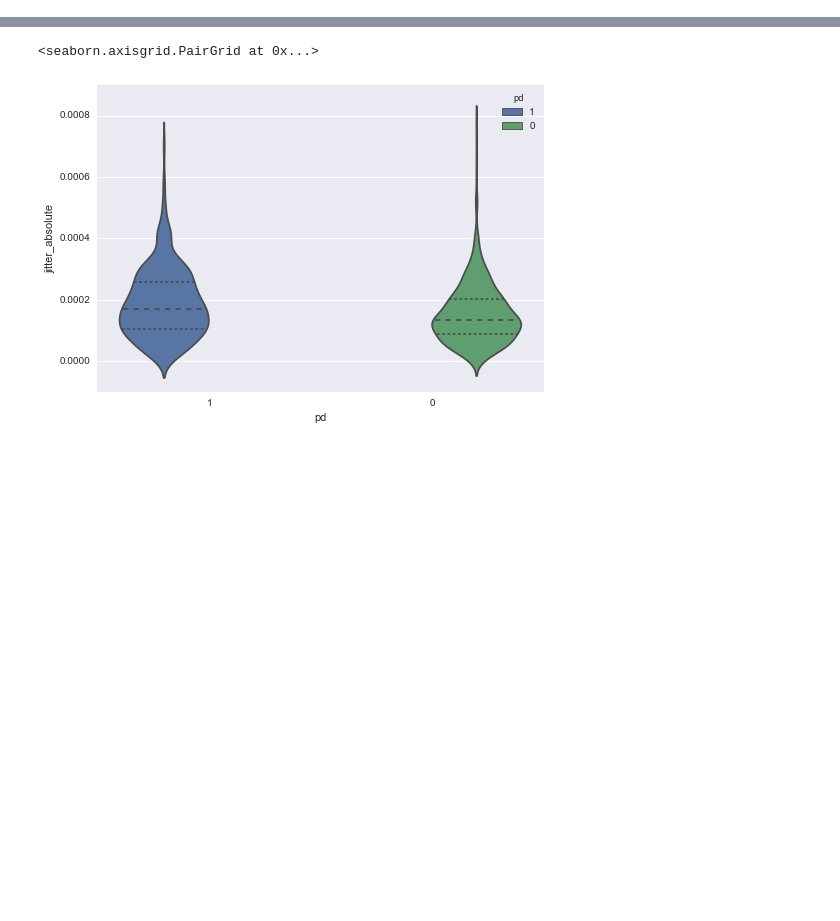
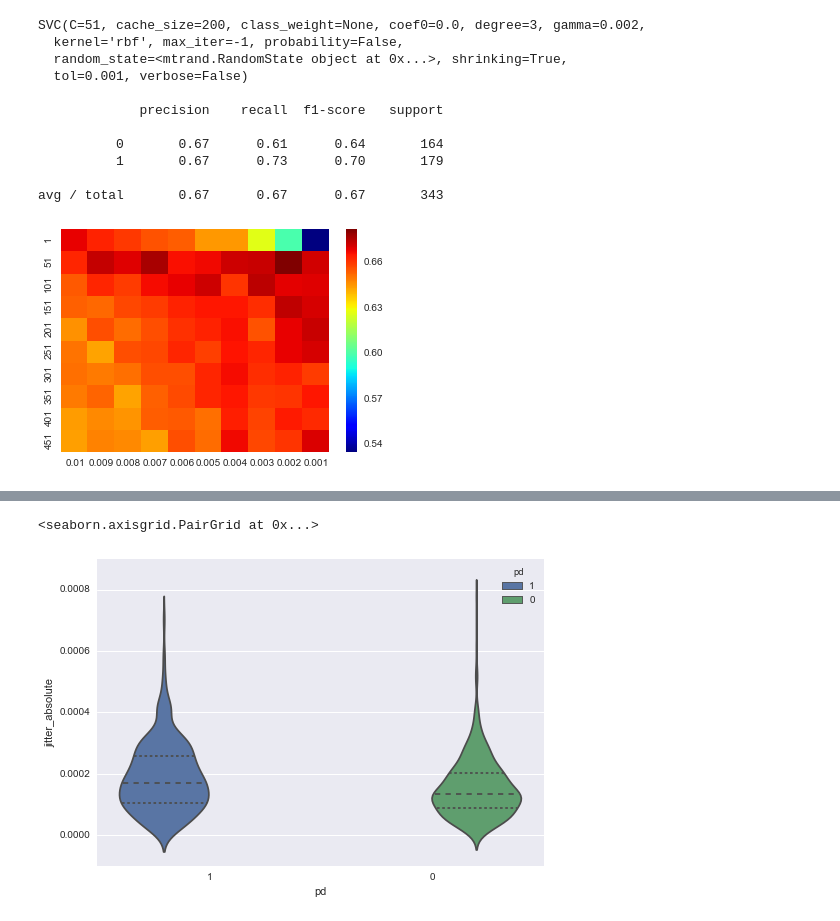
Before and after one commit to wds360/machineLearning, a Jupyter notebook: supervisedLearning/parkinsonsTelemonitoring.ipynb, the cells around one changed output, grey strips where cells are left out. Drawn from its saved outputs; the diff is of its cells as text; code cells hidden in the pictures; blank space fills up the shorter version.

```diff
--- a/supervisedLearning/parkinsonsTelemonitoring.ipynb
+++ b/supervisedLearning/parkinsonsTelemonitoring.ipynb
@@ -204,0 +200,45 @@ avg / total       0.60      0.57      0.55       343
+# %%
+# run cross validation w/ grid search over SVM parameters
+svm_param_grid = [{'kernel': ['rbf'], 'gamma': np.linspace(1e-2, 1e-3,num=10),
+                     'C': range(1,500,50)}]
+
+svm_gs = GridSearchCV(SVC(random_state=rand_state), svm_param_grid,
+                       cv=3, scoring='f1')
+
+svm_gs.fit(X_train, y_train)
+
+# save the best tree for further analysis
+best_svm = svm_gs.best_estimator_
+# %%
+svm_df = pd.DataFrame(columns=svm_param_grid[0]['gamma'],index=svm_param_grid[0]['C'])
+
+for params, mean_score, scores in svm_gs.grid_scores_:
+    svm_df.loc[params['C']][params['gamma']] = mean_score
+
+sns.heatmap(svm_df.fillna(value=0.),cmap="jet")
+
+# predict test set labels from attributes
+y_pred = best_svm.predict(X_test)
+
+print best_svm
+print
+print classification_report(y_test, y_pred)
+
+# add the best scores for the algorithm to the performance dataframe
+algorithm_performance.loc['SVM rbf'] = {'f1' : f1_score(y_test, y_pred),
+                              'precision' : precision_score(y_test, y_pred),
+                              'recall' : recall_score(y_test, y_pred),
+                              'accuracy' : accuracy_score(y_test, y_pred)}
+# %% [output]
+SVC(C=51, cache_size=200, class_weight=None, coef0=0.0, degree=3, gamma=0.002,
+  kernel='rbf', max_iter=-1, probability=False,
+  random_state=<mtrand.RandomState object at 0x...>, shrinking=True,
+  tol=0.001, verbose=False)
+
+             precision    recall  f1-score   support
+
+          0       0.67      0.61      0.64       164
+          1       0.67      0.73      0.70       179
+
+avg / total       0.67      0.67      0.67       343
+[figure, added]
```
Also changed, not shown: parts of 9 cells of this notebook, 2 other files.
